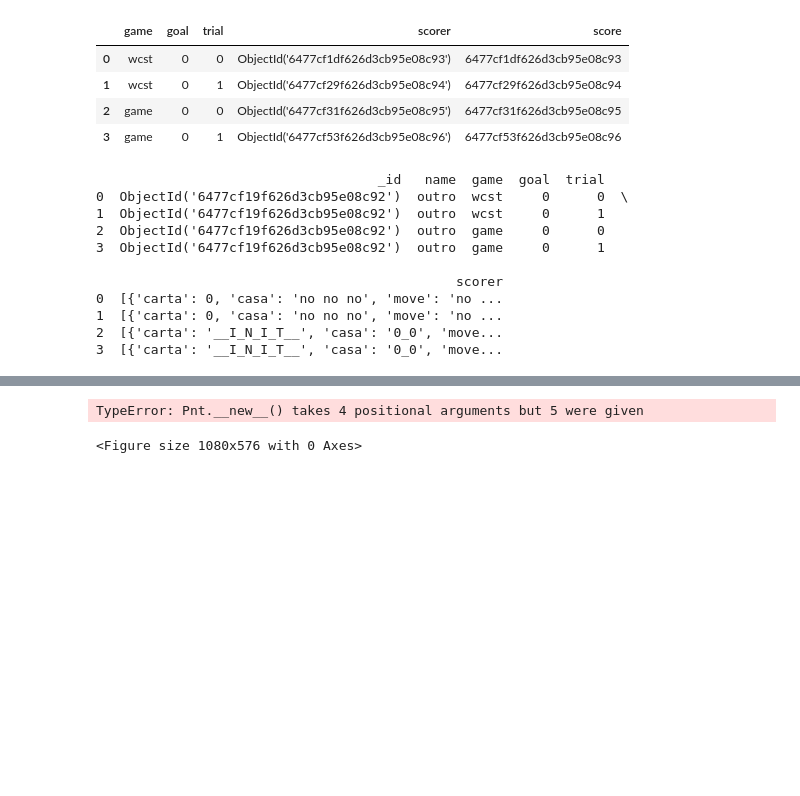
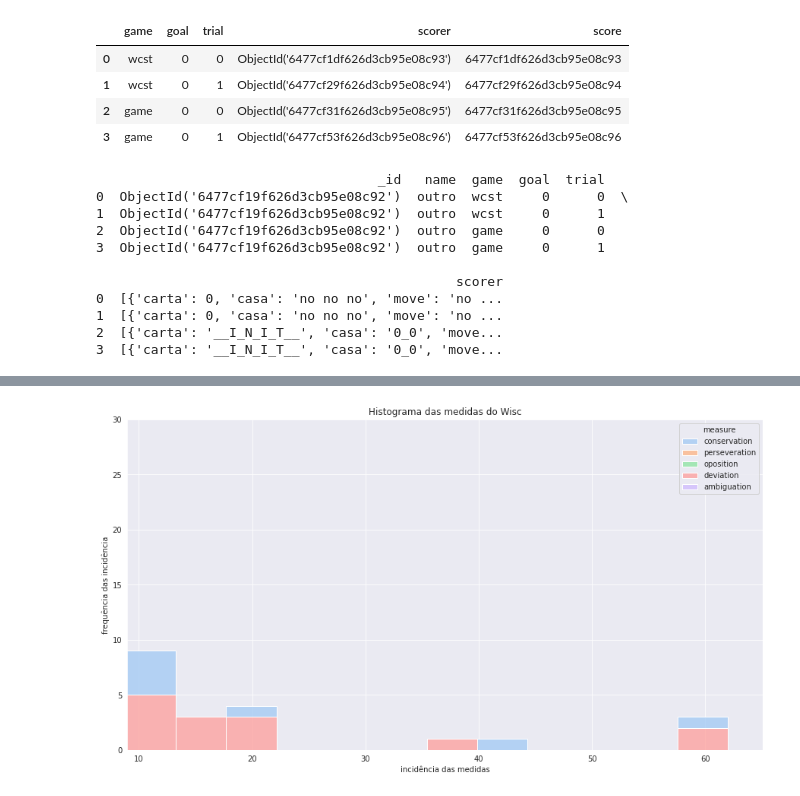
Before and after one commit to AnniProvietti/RIO20, a Jupyter notebook: fono_ceo-master/ipynb/dev/teste.ipynb, the cells around one changed output, grey strips where cells are left out. Cells and saved outputs as stored; diff of their text form; code cells hidden in the pictures; blank space fills up the shorter version.

```diff
--- a/fono_ceo-master/ipynb/dev/teste.ipynb
+++ b/fono_ceo-master/ipynb/dev/teste.ipynb
@@ -247,6 +231,7 @@ dfwc
 # %%
 from pandas import DataFrame
 from collections import namedtuple
+import numpy as np
 class WiscPlot:
     Cfplot = namedtuple("Cfplot", "col title ylabel xlabel")
     Pnt = namedtuple("Pnt", "ok no td")
@@ -289,17 +274,18 @@ class WiscPlot:
             return count
         def joiner(k, t, w):
             k, t = int(k), int(t)
-            return int(int(t!=w)*2**w*k)
+            return int(int(t!=w)*2**(w % 3)*k)
         def bother(c, f, n, t):
-            c, f, n, t = int(c), int(f), int(n), int(t)
+            c, f, n, t = int(c), int(f), int(n), int(t) %3
             all_k = [c, f, n]
             target = all_k.pop(t)
             return target * sum(all_k)
-
-        point_list = [self.Pnt(*list(text)) for text in self.df.ponto.to_list()]
+        point_list = [self.Pnt(text[:-2],*list(text[-2:])) for text in self.df.ponto.to_list()]
         new_list = point_list[1:]+[self.Pnt(0, 0, 0)]
         val_list0 = [self.Val(*list(text)) for text in self.df.valor.to_list()]
-        val_list = [joiner(val.cc, val.ct, 0) + joiner(val.cf, val.ct, 1) + joiner(val.cn, val.ct, 2)  for val in val_list0]
+        val_list = [joiner(val.cc, val.ct, 0) + joiner(val.cf, val.ct, 1) + joiner(val.cn, val.ct, 2) +
+                    joiner(val.cc, val.ct, 3) + joiner(val.cf, val.ct, 4) + joiner(val.cn, val.ct, 5)
+                    for val in val_list0]
         val_listn = val_list[1:]+[0]
         conserve = [(int(a.ok)) for a, b in zip(point_list, new_list)]
         conservation = [counter(a.ok, b.ok) for a, b in zip(point_list, new_list)]
@@ -360,41 +346,41 @@ class WiscPlot:
         chart_ = sns.histplot(data=df_, stat="count", multiple="stack",
                               x="incidence", kde=False,
                               palette="pastel", hue="measure",
-                              element="bars", legend=True)
-        ax.set(xlim=(1, None), ylim=(0, 30))
+                              element="bars", ax=ax, legend=True)
+        ax.set(xlim=(9, None), ylim=(0, 30))
 
         _ = chart_.set(title=cfg.title, ylabel=cfg.ylabel, xlabel=cfg.xlabel)
         # _ = chart_.set_xticklabels(chart_.get_xticklabels(), rotation=45, horizontalalignment='right')
 
     def heatmap(self, cfg: Cfplot):
         import seaborn as sbn
         from matplotlib import pyplot as plt_
         f = plt_.figure(figsize=(15,8))
         # ax = f.add_subplot(1,1,1)
         df_ = self.refine_point_value_info()
         df_ = df_.drop(columns=['name'], inplace=False)
         # Compute the correlation matrix
         corr = df_.corr()
         # Generate a mask for the upper triangle
         mask = np.triu(np.ones_like(corr, dtype=bool))
         # Generate a custom diverging colormap
         cmap = sns.diverging_palette(230, 20, as_cmap=True)
         # Draw the heatmap with the mask and correct aspect ratio
         chart_ = sns.heatmap(corr, mask=mask, cmap=cmap, vmax=.3, center=0,
                              square=True, linewidths=.5, cbar_kws={"shrink": .5})
         _ = chart_.set(title=cfg.title, ylabel=cfg.ylabel, xlabel=cfg.xlabel)
 
 # out = WiscPlot().rerieve_oid_from_person_df(df_players).refine_point_value_info()
 conf0 = WiscPlot.Cfplot(
     col='ponto', title='Contagem dos Pontos Wisc', ylabel='Contagem de Pontos', xlabel="Participantes")
 # out = WiscPlot().rerieve_oid_from_person_df(df_players).factorplot(conf)
 conf = WiscPlot.Cfplot(
     col='ponto', title='Histograma das medidas do Wisc', ylabel='frequência das incidência', xlabel="incidência das medidas")
-# out = WiscPlot().rerieve_oid_from_person_df(df_players).histplot(conf)
+out = WiscPlot().rerieve_oid_from_person_df(df_players).histplot(conf)
 # out = WiscPlot().rerieve_oid_from_person_df(df_players).violinplot(conf)
-out = WiscPlot().rerieve_oid_from_person_df(df_players).heatmap(conf)
+# out = WiscPlot().rerieve_oid_from_person_df(df_players).heatmap(conf)
 # out = WiscPlot().rerieve_oid_from_person_df(df_players).plot(conf)
-print(out)
+# print(out)
+# WiscPlot().rerieve_oid_from_person_df(df_players).refine_point_value_info()
 # %% [output]
-TypeError: Pnt.__new__() takes 4 positional arguments but 5 were given
-<Figure size 1080x576 with 0 Axes>
+[figure, added]
```
Also changed, not shown: parts of 14 cells of this notebook, 3 other files.
